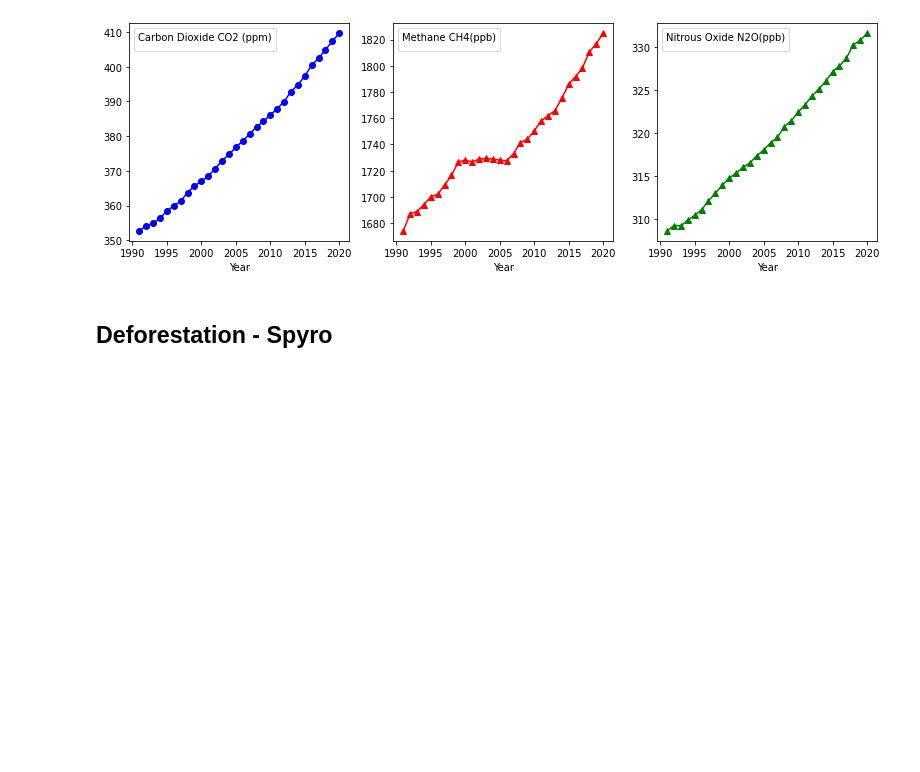
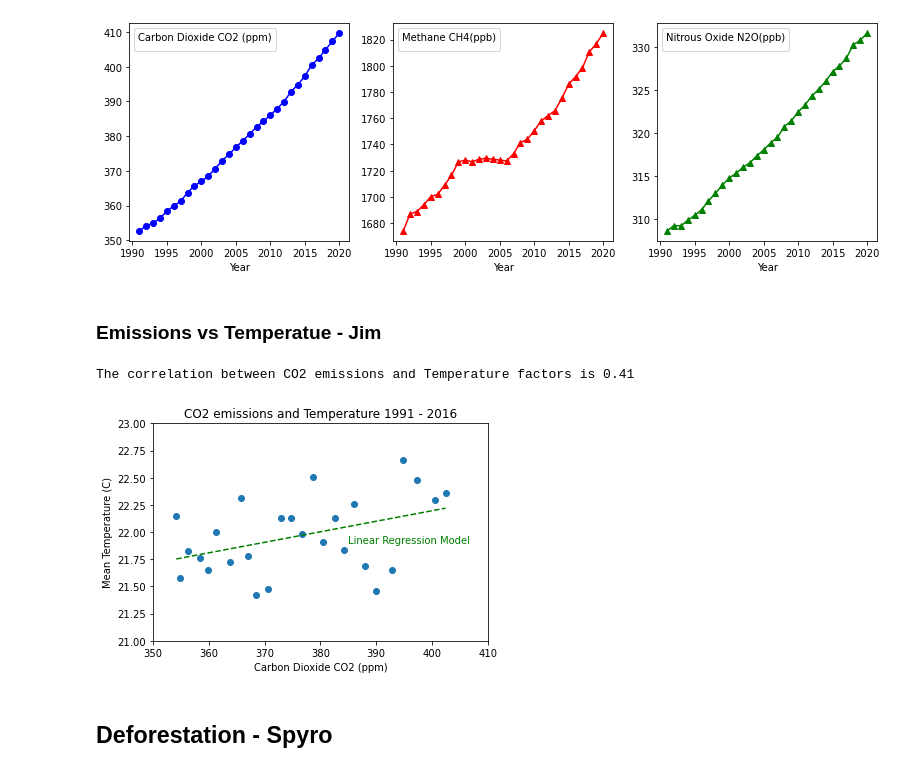
Before and after one commit to thierzon/disney-donut-project, a Jupyter notebook: combined_data.ipynb, the cells around one changed output. Drawn from its saved outputs; the diff is of its cells as text; code cells hidden in the pictures; blank space fills up the shorter version.

Commit message:
Temp vs Emissions

```diff
--- a/combined_data.ipynb
+++ b/combined_data.ipynb
@@ -332,6 +332,35 @@ plt.legend(labels="", title = "Nitrous Oxide N2O(ppb)")
 plt.show()
 # %% [output]
 [figure]
+# %% [markdown]
+### Emissions vs Temperatue - Jim
+# %%
+# Calculate the correlation coefficient and linear regression model
+# for temperature and CO2 emmsions - 1990 -> 2020
+
+# Remove first and last 3 rows of emissions to match temperature data set
+emissions_df2 = emissions_df[1:]
+emissions_df2 = emissions_df2[:-3]
+
+correlation = sts.pearsonr(emissions_df2['CO2(ppm)']['mean'], new_mean_temperature['Mean Temperature(Celcius)'])
+m_slope, m_int, m_r, m_p, m_std_err = sts.linregress(emissions_df2['CO2(ppm)']['mean'], new_mean_temperature['Mean Temperature(Celcius)'])
+m_fit = m_slope * emissions_df2['CO2(ppm)']['mean'] + m_int
+
+print(f"The correlation between CO2 emissions and Temperature factors is {round(correlation[0],2)}")
+print()
+
+plt.scatter(emissions_df2['CO2(ppm)']['mean'], new_mean_temperature['Mean Temperature(Celcius)'])
+plt.plot(emissions_df2['CO2(ppm)']['mean'],m_fit,"--",color='g')
+plt.xlabel('Carbon Dioxide CO2 (ppm)')
+plt.ylabel('Mean Temperature (C)')
+plt.title('CO2 emissions and Temperature 1991 - 2016')
+plt.xlim(350,410)
+plt.ylim(21,23)
+plt.text(385,21.90,'Linear Regression Model', color='g')
+plt.show()
+# %% [output]
+The correlation between CO2 emissions and Temperature factors is 0.41
+[figure, added]
 # %% [markdown]
 ## Deforestation - Spyro
 # %%
```
Also changed, not shown: parts of 5 cells of this notebook.
